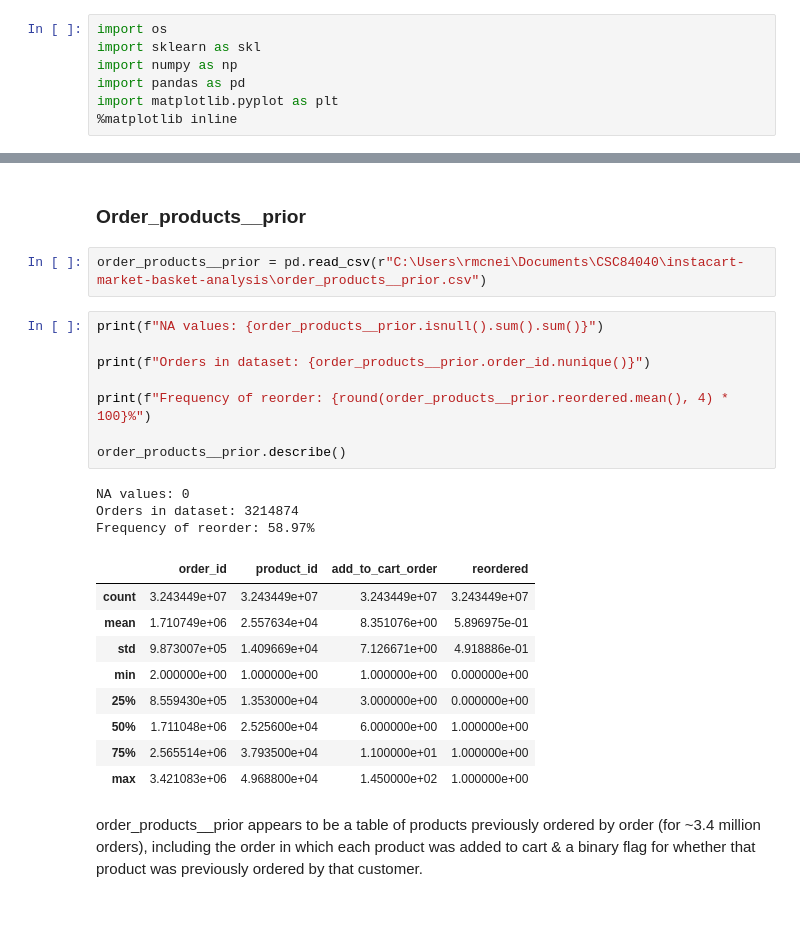
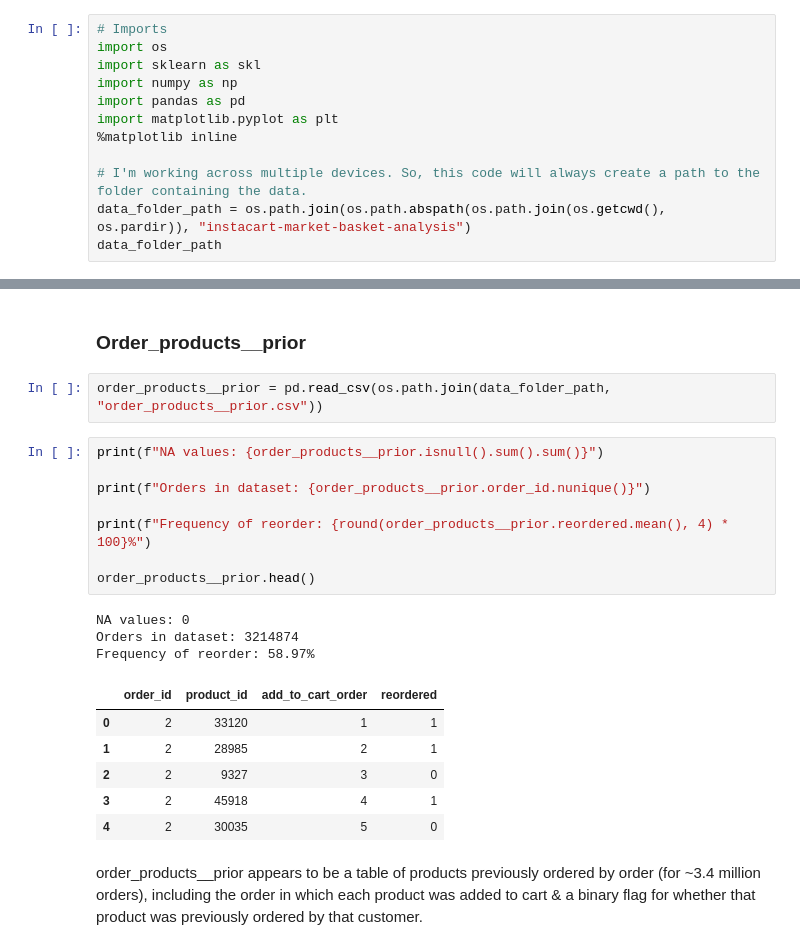
Before and after one commit to Disco-Gnome/CSC84040, a Jupyter notebook: Assignments/McNeil_Ryan_assignment1.ipynb, the cells around one changed output, grey strips where cells are left out. Drawn from its saved outputs; the diff is of its cells as text; blank space fills up the shorter version.

```diff
--- a/Assignments/McNeil_Ryan_assignment1.ipynb
+++ b/Assignments/McNeil_Ryan_assignment1.ipynb
@@ -3,7 +3,12 @@
 # %%
+# Imports
 import os
 import sklearn as skl
 import numpy as np
 import pandas as pd
 import matplotlib.pyplot as plt
 %matplotlib inline
+
+# I'm working across multiple devices. So, this code will always create a path to the folder containing the data.
+data_folder_path = os.path.join(os.path.abspath(os.path.join(os.getcwd(), os.pardir)), "instacart-market-basket-analysis")
+data_folder_path
@@ -56,27 +64,24 @@ Departments appears to be a table of departments (by name (str)) with unique id
 # %% [markdown]
 ### Order_products__prior
 # %%
-order_products__prior = pd.read_csv(r"C:\Users\rmcnei\Documents\CSC84040\instacart-market-basket-analysis\order_products__prior.csv")
+order_products__prior = pd.read_csv(os.path.join(data_folder_path, "order_products__prior.csv"))
 # %%
 print(f"NA values: {order_products__prior.isnull().sum().sum()}")
 
 print(f"Orders in dataset: {order_products__prior.order_id.nunique()}")
 
 print(f"Frequency of reorder: {round(order_products__prior.reordered.mean(), 4) * 100}%")
 
-order_products__prior.describe()
+order_products__prior.head()
 # %% [output]
 NA values: 0
 Orders in dataset: 3214874
 Frequency of reorder: 58.97%
 |  | order_id | product_id | add_to_cart_order | reordered |
-| count | 3.243449e+07 | 3.243449e+07 | 3.243449e+07 | 3.243449e+07 |
-| mean | 1.710749e+06 | 2.557634e+04 | 8.351076e+00 | 5.896975e-01 |
-| std | 9.873007e+05 | 1.409669e+04 | 7.126671e+00 | 4.918886e-01 |
-| min | 2.000000e+00 | 1.000000e+00 | 1.000000e+00 | 0.000000e+00 |
-| 25% | 8.559430e+05 | 1.353000e+04 | 3.000000e+00 | 0.000000e+00 |
-| 50% | 1.711048e+06 | 2.525600e+04 | 6.000000e+00 | 1.000000e+00 |
-| 75% | 2.565514e+06 | 3.793500e+04 | 1.100000e+01 | 1.000000e+00 |
-| max | 3.421083e+06 | 4.968800e+04 | 1.450000e+02 | 1.000000e+00 |
+| 0 | 2 | 33120 | 1 | 1 |
+| 1 | 2 | 28985 | 2 | 1 |
+| 2 | 2 | 9327 | 3 | 0 |
+| 3 | 2 | 45918 | 4 | 1 |
+| 4 | 2 | 30035 | 5 | 0 |
 # %% [markdown]
 order_products__prior appears to be a table of products previously ordered by order (for ~3.4 million orders), including the order in which each product was added to cart & a binary flag for whether that product was previously ordered by that customer.
```
Also changed, not shown: parts of 26 cells of this notebook, 1 other file.
